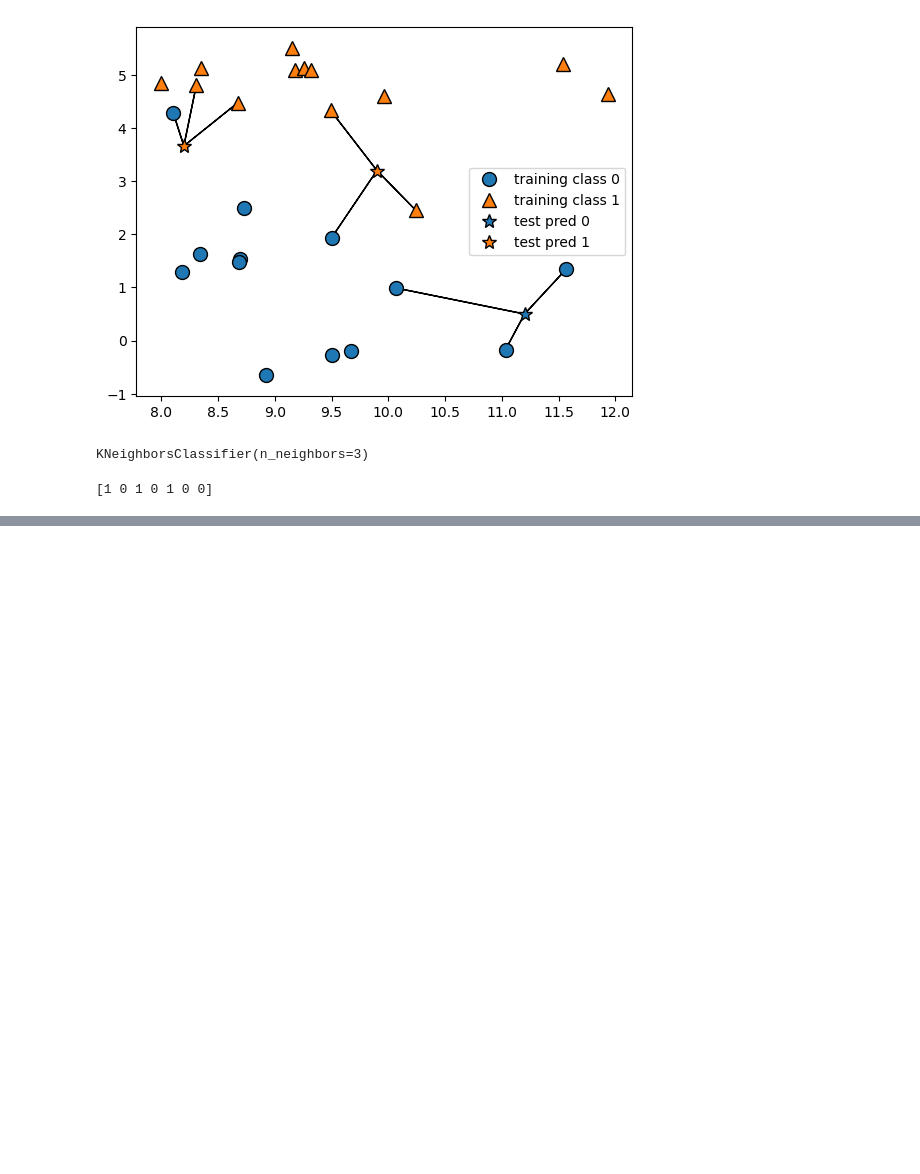
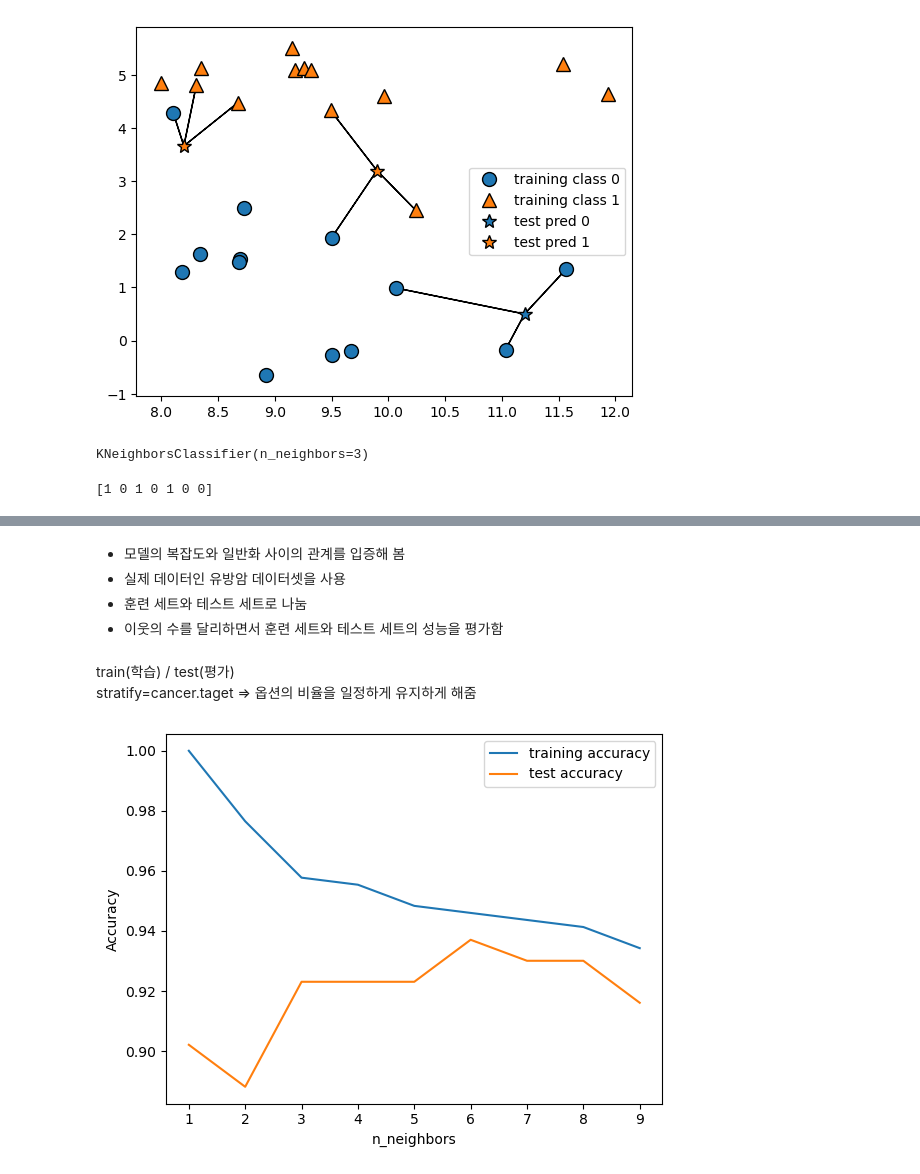
Before and after one commit to HJ1510/big-data, a Jupyter notebook: python/Machine Learning/Chap02.ipynb, the cells around one changed output, grey strips where cells are left out. Drawn from its saved outputs; the diff is of its cells as text; code cells hidden in the pictures; blank space fills up the shorter version.

```diff
--- a/python/Machine Learning/Chap02.ipynb
+++ b/python/Machine Learning/Chap02.ipynb
@@ -213,0 +242,33 @@ Test Accuracy: 0.86
+# %% [markdown]
+- 모델의 복잡도와 일반화 사이의 관계를 입증해 봄
+- 실제 데이터인 유방암 데이터셋을 사용
+- 훈련 세트와 테스트 세트로 나눔
+- 이웃의 수를 달리하면서 훈련 세트와 테스트 세트의 성능을 평가함
+# %%
+from sklearn.datasets import load_breast_cancer
+
+cancer = load_breast_cancer()
+X_train, X_test, y_train, y_test = train_test_split(cancer.data, cancer.target,
+                                                   stratify=cancer.target, random_state=66)
+training_accuracy = []
+test_accuracy = []
+
+neighbors_settings = range(1, 10)
+for n_neighbors in neighbors_settings:
+    clf = KNeighborsClassifier(n_neighbors = n_neighbors)
+    clf.fit(X_train, y_train)
+
+    training_accuracy.append(clf.score(X_train, y_train))
+    test_accuracy.append(clf.score(X_test, y_test))
+# %% [markdown]
+train(학습) / test(평가)
+stratify=cancer.taget => 옵션의 비율을 일정하게 유지하게 해줌
+# %%
+plt.plot(neighbors_settings, training_accuracy, label="training accuracy")
+plt.plot(neighbors_settings, test_accuracy, label="test accuracy")
+plt.ylabel("Accuracy")
+plt.xlabel("n_neighbors")
+plt.legend()
+plt.show()
+# %% [output]
+[figure, added]
```
Also changed, not shown: parts of 20 cells of this notebook, 6 other files.
